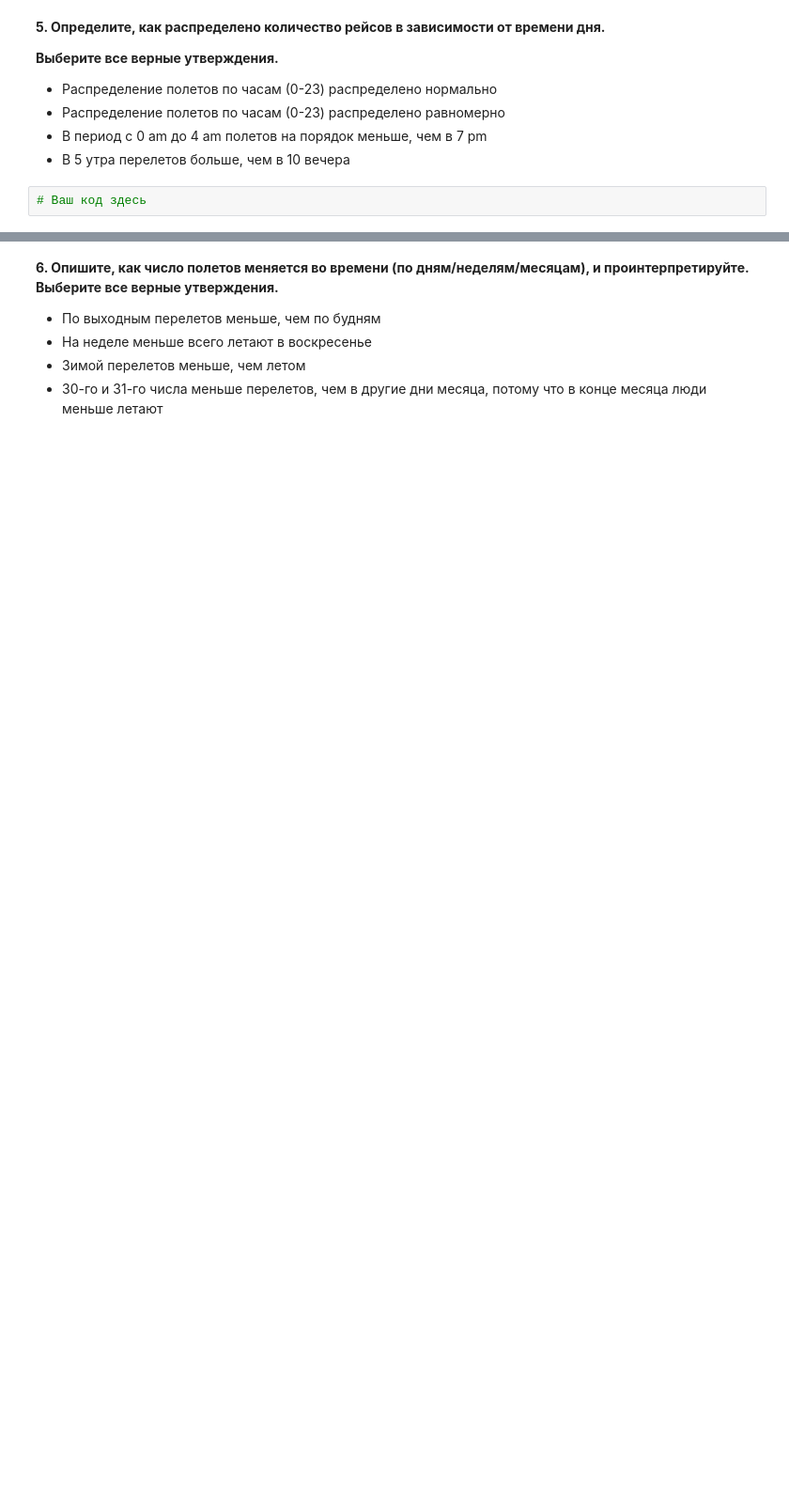
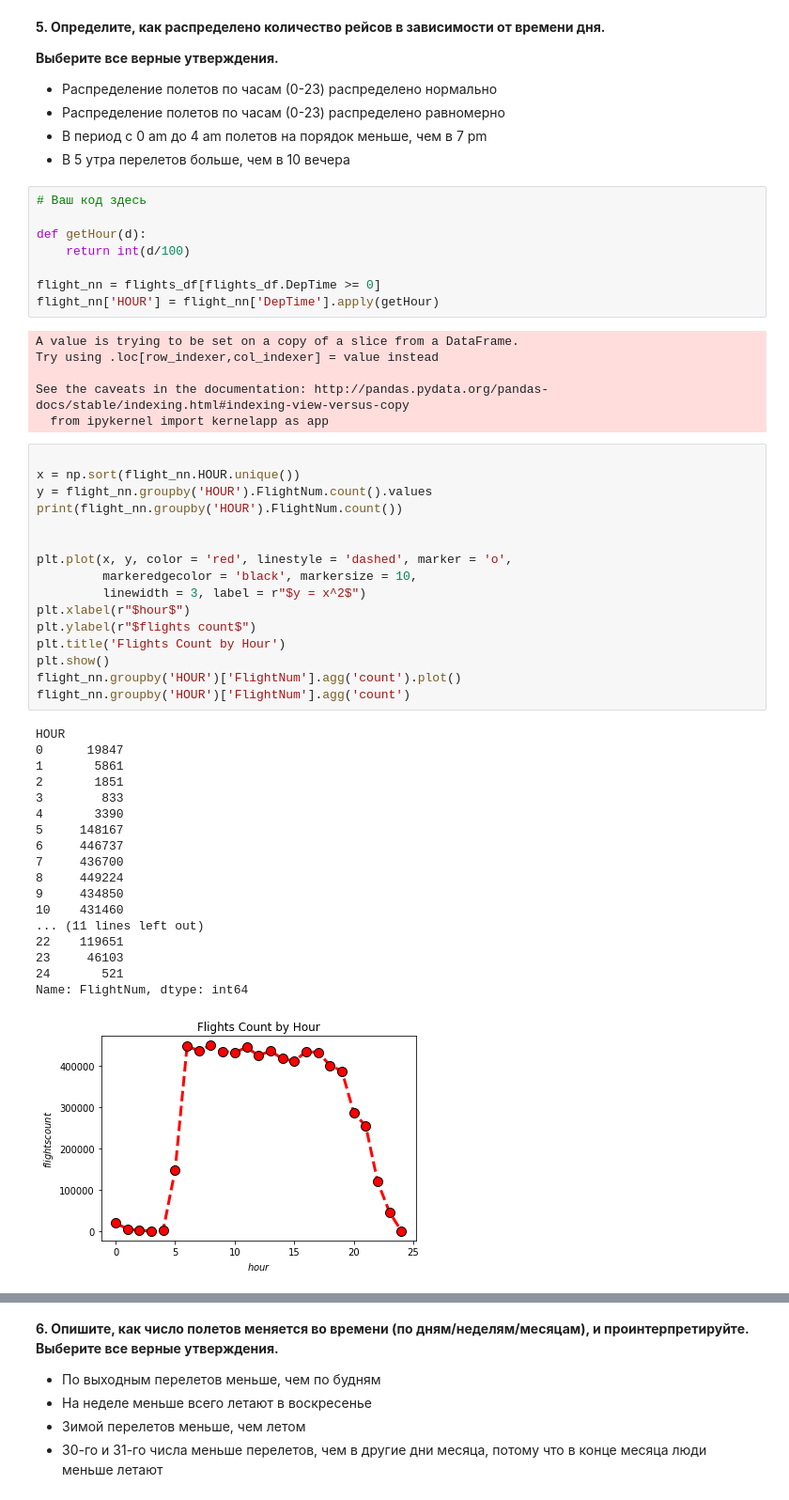
Before and after one commit to RSamokhin/hse-ml, a Jupyter notebook: jupyter_notebooks/homeworks/hw2_USA_flights_2008.ipynb, the cells around one changed output, grey strips where cells are left out. Shown: that part at 94% size. Cells and saved outputs as stored; diff of their text form; blank space fills up the shorter version.

```diff
--- a/jupyter_notebooks/homeworks/hw2_USA_flights_2008.ipynb
+++ b/jupyter_notebooks/homeworks/hw2_USA_flights_2008.ipynb
@@ -225,5 +310,52 @@ num_flights_by_date.rolling(window=7).mean().plot();
  - Распределение полетов по часам (0-23) распределено равномерно
  - В период с 0 am до 4 am полетов на порядок меньше, чем в 7 pm
  - В 5 утра перелетов больше, чем в 10 вечера
-# %%
-# Ваш код здесь
+# %%
+# Ваш код здесь
+
+def getHour(d):
+    return int(d/100)
+
+flight_nn = flights_df[flights_df.DepTime >= 0]
+flight_nn['HOUR'] = flight_nn['DepTime'].apply(getHour)
+# %% [output]
+A value is trying to be set on a copy of a slice from a DataFrame.
+Try using .loc[row_indexer,col_indexer] = value instead
+
+See the caveats in the documentation: http://pandas.pydata.org/pandas-docs/stable/indexing.html#indexing-view-versus-copy
+  from ipykernel import kernelapp as app
+# %%
+
+x = np.sort(flight_nn.HOUR.unique())
+y = flight_nn.groupby('HOUR').FlightNum.count().values
+print(flight_nn.groupby('HOUR').FlightNum.count())
+
+
+plt.plot(x, y, color = 'red', linestyle = 'dashed', marker = 'o',
+         markeredgecolor = 'black', markersize = 10,
+         linewidth = 3, label = r"$y = x^2$")
+plt.xlabel(r"$hour$")
+plt.ylabel(r"$flights count$")
+plt.title('Flights Count by Hour')
+plt.show()
+flight_nn.groupby('HOUR')['FlightNum'].agg('count').plot()
+flight_nn.groupby('HOUR')['FlightNum'].agg('count')
+# %% [output]
+HOUR
+0      19847
+1       5861
+2       1851
+3        833
+4       3390
+5     148167
+6     446737
+7     436700
+8     449224
+9     434850
+10    431460
+... (11 lines left out)
+22    119651
+23     46103
+24       521
+Name: FlightNum, dtype: int64
+[figure, added]
```
Also changed, not shown: parts of 15 cells of this notebook, 2 other files.
